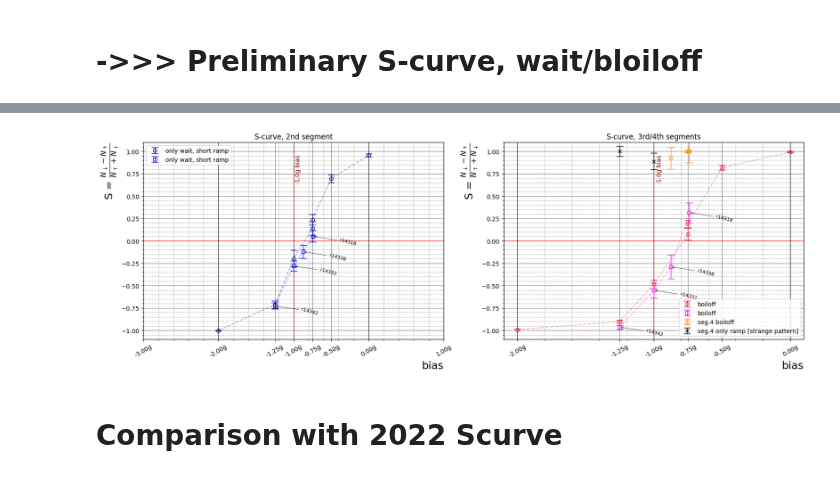
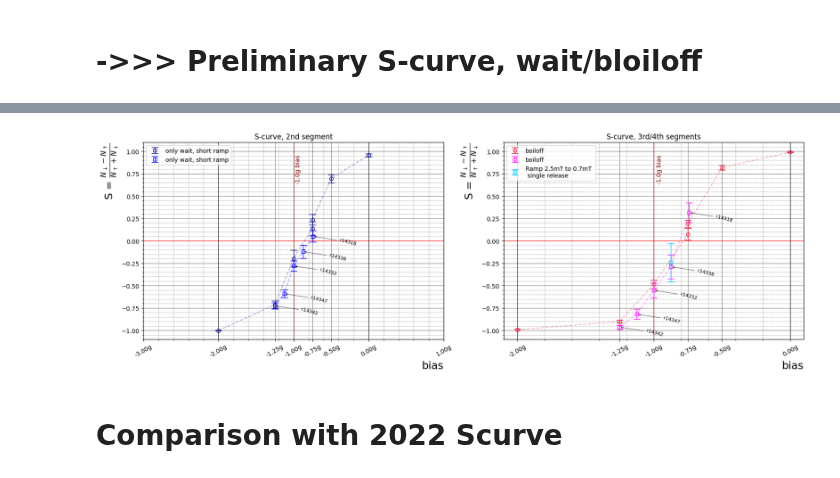
Before and after one commit to Adrianodelvincio/alphag_frequentist_analysis_2025, a Jupyter notebook: v1/Preliminary_Scurve_2025.ipynb, the cells around one changed output, grey strips where cells are left out. Cells and saved outputs as stored; diff of their text form; code cells hidden in the pictures.

```diff
--- a/v1/Preliminary_Scurve_2025.ipynb
+++ b/v1/Preliminary_Scurve_2025.ipynb
@@ -333,6 +352,20 @@ not found
 # %%
-S, S_ramp1, S_ramp2, S_ramp3, S_ramp4       = np.array(S), np.array(S_ramp1), np.array(S_ramp2), np.array(S_ramp3), np.array(S_ramp4, dtype=float)
-dS, dS_ramp1, dS_ramp2, dS_ramp3, dS_ramp4  = np.array(dS), np.array(dS_ramp1), np.array(dS_ramp2), np.array(dS_ramp3), np.array(dS_ramp4, dtype=float)
+S_ramp1, S_ramp2, S_ramp3, S_ramp4      =  np.array(S_ramp1), np.array(S_ramp2), np.array(S_ramp3), np.array(S_ramp4, dtype=float)
+dS_ramp1, dS_ramp2, dS_ramp3, dS_ramp4  =  np.array(dS_ramp1), np.array(dS_ramp2), np.array(dS_ramp3), np.array(dS_ramp4, dtype=float)
+
+# convert bias and mask in np.array
 bias = np.array(bias)
 list_runs = np.array(list_runs)
-type_run = np.array(type_run)
+type_ramp = np.array(type_ramp)
+type_exp = np.array(type_exp)
+
+S_ramp1_wait, S_ramp2_wait, S_ramp3_wait, S_ramp4_wait      = np.array(S_ramp1_wait), np.array(S_ramp2_wait), np.array(S_ramp3_wait), np.array(S_ramp4_wait, dtype=float)
+dS_ramp1_wait, dS_ramp2_wait, dS_ramp3_wait, dS_ramp4_wait  = np.array(dS_ramp1_wait), np.array(dS_ramp2_wait), np.array(dS_ramp3_wait), np.array(dS_ramp4_wait, dtype=float)
+
+S_rampsingle = np.array(S_rampsingle)
+S_rampsingle_wait = np.array(S_rampsingle_wait)
+dS_rampsingle = np.array(dS_rampsingle)
+dS_rampsingle_wait = np.array(dS_rampsingle_wait)
+
+S_ramp1_onlywait, S_ramp2_onlywait, S_ramp3_onlywait, S_ramp4_onlywait      = np.array(S_ramp1_onlywait), np.array(S_ramp2_onlywait), np.array(S_ramp3_onlywait), np.array(S_ramp4_onlywait, dtype=float)
+dS_ramp1_onlywait, dS_ramp2_onlywait, dS_ramp3_onlywait, dS_ramp4_onlywait  = np.array(dS_ramp1_onlywait), np.array(dS_ramp2_onlywait), np.array(dS_ramp3_onlywait), np.array(dS_ramp4_onlywait, dtype=float)
@@ -494,8 +544,6 @@ bias; S=Ndwn/(Ntot) ; dS
 # ->>> Preliminary S-curve, wait/bloiloff
 # %%
 print("bias; S=Ndwn/(Ntot) ; dS")
-for bias_, asymmetry, error in zip(bias, S_ramp3, dS_ramp3):
-    print(f"| {bias_:.2f}g,\t  {asymmetry:.2f},\t {error:.2}")
 
 labels = [-3, -2, -1.25, -1, -.75, -0.5, 0, 1]
 
@@ -506,20 +554,21 @@ plt.subplot(1,2,1)
 plt.title("S-curve, 2nd segment")
 plotter_nicer()
 
-#plt.errorbar(bias, S_ramp2, dS_ramp2, marker = "s", markersize = 6, markerfacecolor='none', color = "blue", capsize = 6, elinewidth=1, linestyle = "", label = "only ramp")
-#plt.errorbar(bias, S_ramp2, marker = "", color = "blue",  linestyle = "--", alpha = 0.3)
-
-plt.errorbar(bias[~type_run],
-             S_ramp2_onlywait[~type_run],
-             dS_ramp2_onlywait[~type_run], marker = "o", markersize = 6, markerfacecolor='none', color = "navy", capsize = 6, elinewidth=1, linestyle = "",  label = "only wait, short ramp")
-plt.errorbar(bias[~type_run], S_ramp2_onlywait[~type_run], marker = "", color = "navy",  linestyle = "--", alpha = 0.3)
+# plot short ramps
+mask = (type_ramp == "short")
+plt.errorbar(bias[mask],
+             S_ramp2_onlywait[mask],
+             dS_ramp2_onlywait[mask], marker = "o", markersize = 6, markerfacecolor='none', color = "navy", capsize = 6, elinewidth=1, linestyle = "",  label = "only wait, short ramp")
+plt.errorbar(bias[mask], S_ramp2_onlywait[mask], marker = "", color = "navy",  linestyle = "--", alpha = 0.3)
 #labelfactory(bias, S_ramp2_onlywait, list_runs, labels)
 
-plt.errorbar(bias[type_run],
-             S_ramp2_onlywait[type_run],
-             dS_ramp2_onlywait[type_run], marker = "s", markersize = 6, markerfacecolor='none', color = "blue", capsize = 6, elinewidth=1, linestyle = "",  label = "only wait, short ramp")
-plt.errorbar(bias[type_run], S_ramp2_onlywait[type_run], marker = "", color = "blue",  linestyle = "--", alpha = 0.3)
-labelfactory(bias[type_run], S_ramp2_onlywait[type_run], list_runs[type_run], labels)
+# plot long ramps -> type_ramp
+mask = (type_ramp == "long")
+plt.errorbar(bias[mask],
+             S_ramp2_onlywait[mask],
+             dS_ramp2_onlywait[mask], marker = "s", markersize = 6, markerfacecolor='none', color = "blue", capsize = 6, elinewidth=1, linestyle = "",  label = "only wait, short ramp")
+plt.errorbar(bias[mask], S_ramp2_onlywait[mask], marker = "", color = "blue",  linestyle = "--", alpha = 0.3)
+labelfactory(bias[mask], S_ramp2_onlywait[mask], list_runs[mask], labels)
 plt.legend()
 
 #--------------------------------------------------------------
@@ -527,31 +576,42 @@ plt.subplot(1,2,2)
 plt.title("S-curve, 3rd/4th segments")
 plotter_nicer()
 
-plt.errorbar(bias[~type_run],
-             S_ramp3_onlywait[~type_run],
-             dS_ramp3_onlywait[~type_run], marker = "o", markerfacecolor='none', markersize = 6, color = "crimson", capsize = 6, elinewidth=1, linestyle = "", label = "boiloff")
-plt.errorbar(bias[~type_run], S_ramp3_onlywait[~type_run], marker = "", color = "crimson", linestyle = "--", alpha = 0.3)
-#labelfactory(bias[~type_run], S_ramp3_onlywait[~type_run], list_runs[~type_run], labels)
+# 3rd segment
+# plot short ramps
+mask = (type_ramp == "short")
+plt.errorbar(bias[mask],
+             S_ramp3_onlywait[mask],
+             dS_ramp3_onlywait[mask], marker = "o", markerfacecolor='none', markersize = 6, color = "crimson", capsize = 6, elinewidth=1, linestyle = "", label = "boiloff")
+plt.errorbar(bias[mask], S_ramp3_onlywait[mask], marker = "", color = "crimson", linestyle = "--", alpha = 0.3)
+#labelfactory(bias[mask], S_ramp3_onlywait[mask], list_runs[mask], labels)
 
-plt.errorbar(bias[type_run],
-             S_ramp3_onlywait[type_run],
-             dS_ramp3_onlywait[type_run], marker = "s", markerfacecolor='none', markersize = 6, color = "magenta", capsize = 6, elinewidth=1, linestyle = "", label = "boiloff")
-plt.errorbar(bias[type_run], S_ramp3_onlywait[type_run], marker = "", color = "magenta", linestyle = "--", alpha = 0.3)
-labelfactory(bias[type_run], S_ramp3_onlywait[type_run], list_runs[type_run], labels)
 
-mask = (bias2 == -1) | (bias == -1.25)
-plt.errorbar(bias2[~mask],
-            S_ramp4_onlywait[~mask],
-            dS_ramp4_onlywait[~mask], marker = "s", markersize = 6, markerfacecolor='none', color = "darkorange", capsize = 6, linestyle = '', elinewidth=1, label = "seg.4 boiloff")
+# plot long ramps -> type_ramp
+mask = (type_ramp == "long")
 
-plt.errorbar(bias2[mask],
-             S_ramp4_onlywait[mask],
-             dS_ramp4_onlywait[mask], marker = "x", markersize = 6, markerfacecolor='none', color = "black", capsize = 6, linestyle = '', elinewidth=1, label = "seg.4 only ramp [strange pattern]")
+plt.errorbar(bias[mask],
+             S_ramp3_onlywait[mask],
+             dS_ramp3_onlywait[mask], marker = "s", markerfacecolor='none', markersize = 6, color = "magenta", capsize = 6, elinewidth=1, linestyle = "", label = "boiloff")
+plt.errorbar(bias[mask], S_ramp3_onlywait[mask], marker = "", color = "magenta", linestyle = "--", alpha = 0.3)
+labelfactory(bias[mask], S_ramp3_onlywait[mask], list_runs[mask], labels)
+
+mask = (type_ramp == "single")
+plt.errorbar(bias[mask],
+             S_rampsingle_wait[mask],
+             dS_rampsingle_wait[mask], marker = "s", markersize = 6, markerfacecolor='none', color = "deepskyblue", capsize = 6, linestyle = '', elinewidth=1, label = "Ramp 2.5mT to 0.7mT \n single release")
+
+# segment 4 boil-off
+# mask = (bias2 == -1) | (bias == -1.25)
+# plt.errorbar(bias2[~mask],
+#             S_ramp4_onlywait[~mask],
+#             dS_ramp4_onlywait[~mask], marker = "s", markersize = 6, markerfacecolor='none', color = "darkorange", capsize = 6, linestyle = '', elinewidth=1, label = "seg.4 boiloff")
+
+# plt.errorbar(bias2[mask],
+#              S_ramp4_onlywait[mask],
+#              dS_ramp4_onlywait[mask], marker = "x", markersize = 6, markerfacecolor='none', color = "black", capsize = 6, linestyle = '', elinewidth=1, label = "seg.4 only ramp [strange pattern]")
 
 plt.legend()
 
-
-
 plt.savefig("figures/S_curve_onlywait.png", bbox_inches = 'tight')
 # %% [output]
 bias; S=Ndwn/(Ntot) ; dS
@@ -564,9 +626,9 @@ bias; S=Ndwn/(Ntot) ; dS
 | -0.75g,         0.12,  0.14
 | -0.75g,         0.30,  0.085
 | -0.74g,         0.24,  0.09
 | -0.50g,         0.87,  0.048
 | 0.00g,          0.99,  0.015
-[figure, old version]
+[figure, new version]
 # %%
 # save the data in txt format
 with open("data_onlyramp.txt", "w") as file:
```
Also changed, not shown: parts of 15 cells of this notebook, 4 other files.
